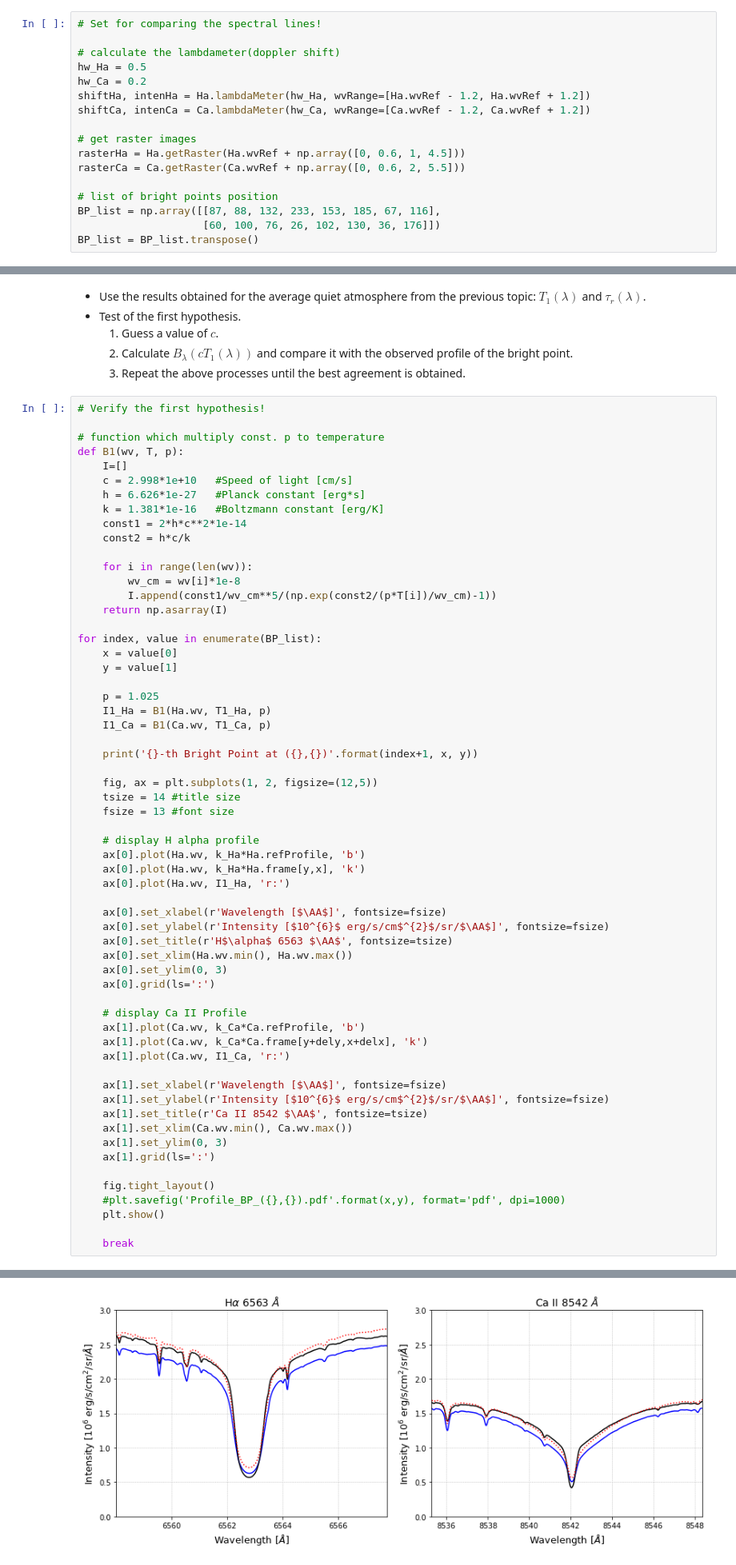
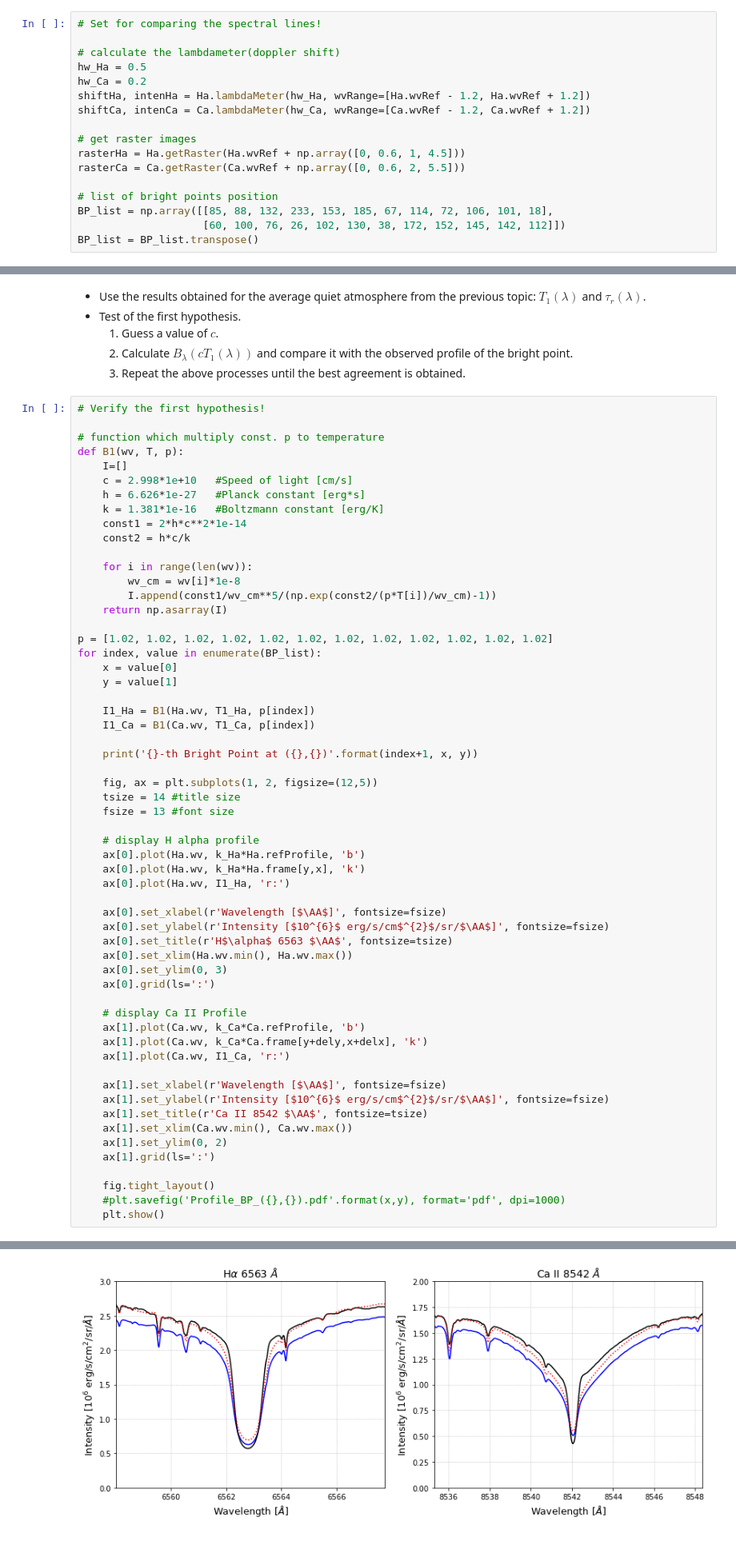
Before and after one commit to guidesk/lab2, a Jupyter notebook: lab_project_2.ipynb, the cells around one changed output, grey strips where cells are left out. Shown at 80% size. Drawn from its saved outputs; the diff is of its cells as text.

```diff
--- a/lab_project_2.ipynb
+++ b/lab_project_2.ipynb
@@ -576,8 +576,8 @@ rasterHa = Ha.getRaster(Ha.wvRef + np.array([0, 0.6, 1, 4.5]))
 rasterCa = Ca.getRaster(Ca.wvRef + np.array([0, 0.6, 2, 5.5]))
 
 # list of bright points position
-BP_list = np.array([[87, 88, 132, 233, 153, 185, 67, 116],
-                    [60, 100, 76, 26, 102, 130, 36, 176]])
+BP_list = np.array([[85, 88, 132, 233, 153, 185, 67, 114, 72, 106, 101, 18],
+                    [60, 100, 76, 26, 102, 130, 38, 172, 152, 145, 142, 112]])
 BP_list = BP_list.transpose()
 # %%
 # Display the H alpha, Ca II raster images!
@@ -705,13 +705,13 @@ def B1(wv, T, p):
         I.append(const1/wv_cm**5/(np.exp(const2/(p*T[i])/wv_cm)-1))
     return np.asarray(I)
 
+p = [1.02, 1.02, 1.02, 1.02, 1.02, 1.02, 1.02, 1.02, 1.02, 1.02, 1.02, 1.02]
 for index, value in enumerate(BP_list):
     x = value[0]
     y = value[1]
 
-    p = 1.025
-    I1_Ha = B1(Ha.wv, T1_Ha, p)
-    I1_Ca = B1(Ca.wv, T1_Ca, p)
+    I1_Ha = B1(Ha.wv, T1_Ha, p[index])
+    I1_Ca = B1(Ca.wv, T1_Ca, p[index])
 
     print('{}-th Bright Point at ({},{})'.format(index+1, x, y))
 
@@ -740,12 +740,10 @@ for index, value in enumerate(BP_list):
     ax[1].set_ylabel(r'Intensity [$10^{6}$ erg/s/cm$^{2}$/sr/$\AA$]', fontsize=fsize)
     ax[1].set_title(r'Ca II 8542 $\AA$', fontsize=tsize)
     ax[1].set_xlim(Ca.wv.min(), Ca.wv.max())
-    ax[1].set_ylim(0, 3)
+    ax[1].set_ylim(0, 2)
     ax[1].grid(ls=':')
 
     fig.tight_layout()
     #plt.savefig('Profile_BP_({},{}).pdf'.format(x,y), format='pdf', dpi=1000)
     plt.show()
-
-    break
 # %% [output]
@@ -753 +751 @@ for index, value in enumerate(BP_list):
-[figure, old version]
+[figure, new version]
```
Also changed, not shown: parts of 2 cells of this notebook.
